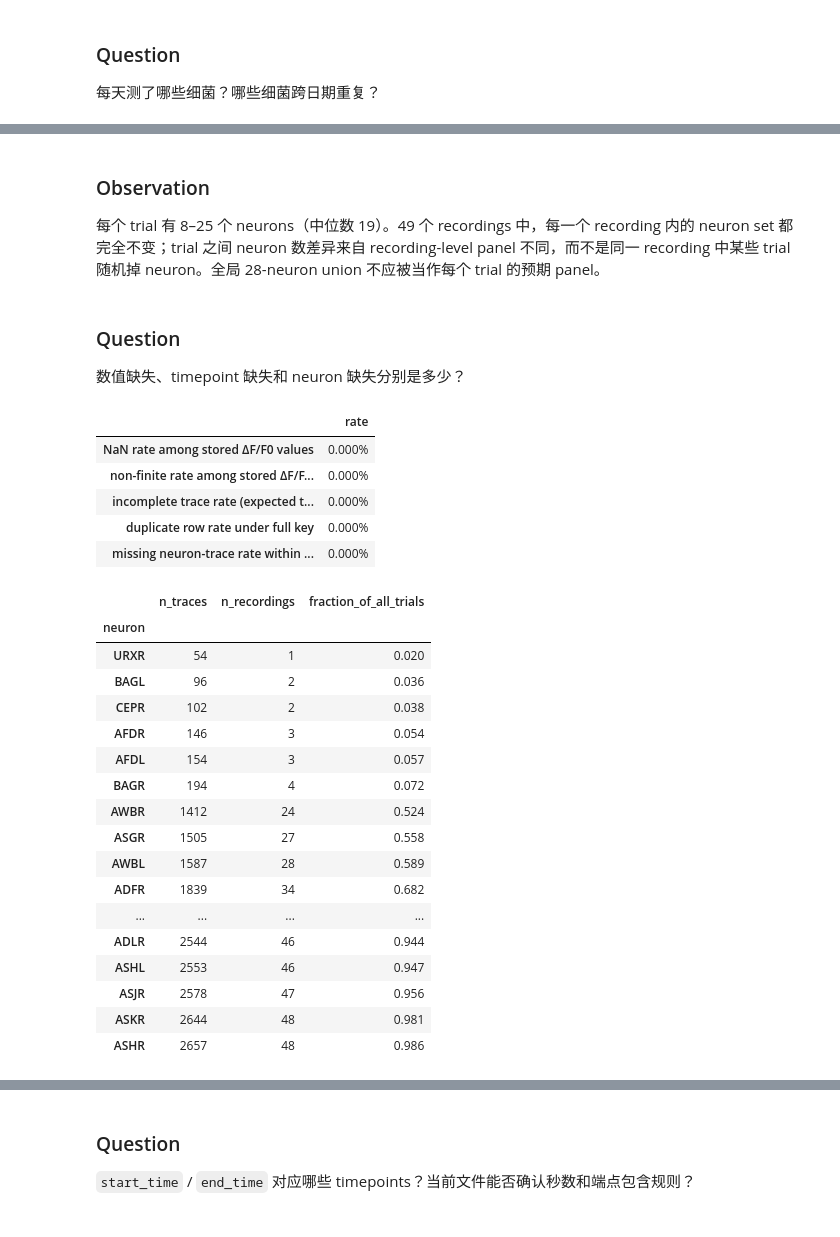
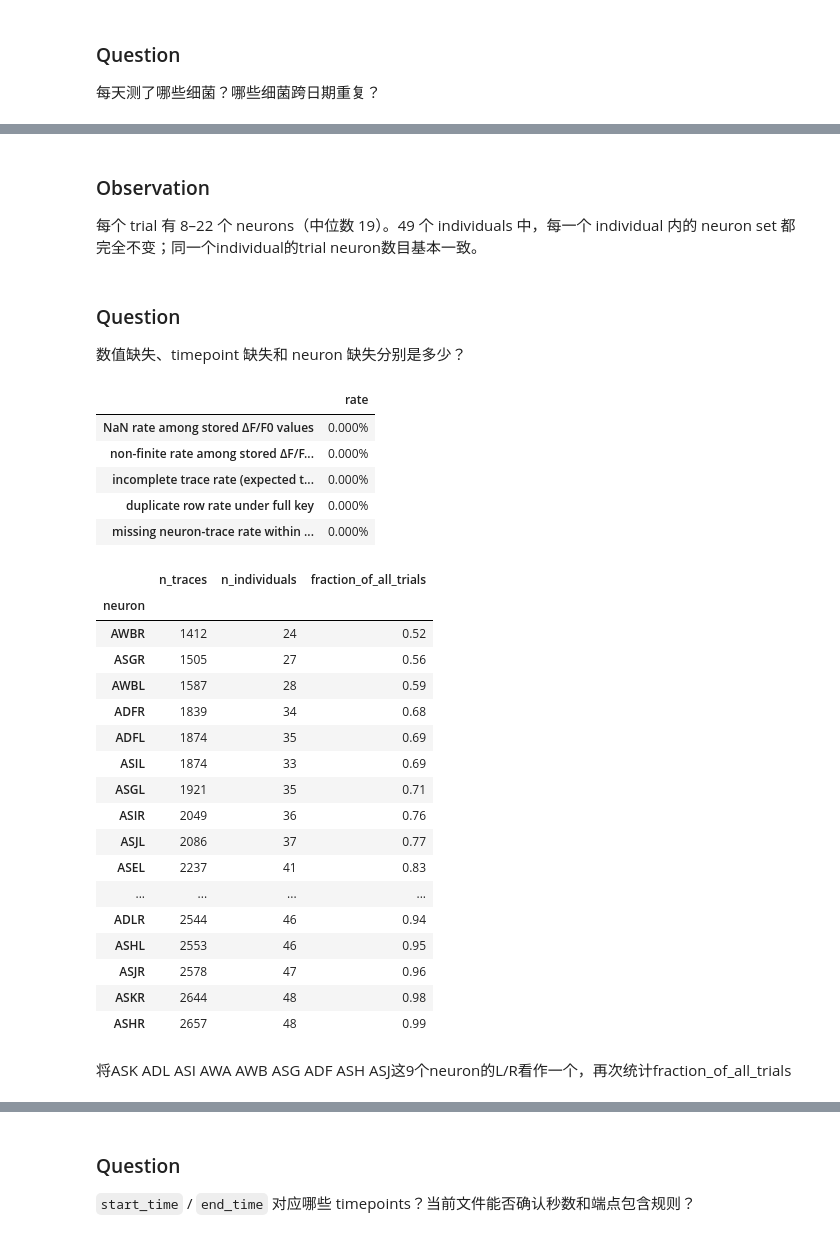
Before and after one commit to LLLLAAAA2333/bacteria_analysis, a Jupyter notebook: output/jupyter-notebook/01_measurement_first_inspection.ipynb, the cells around one changed output, grey strips where cells are left out. Saved outputs shown, nothing was run; the diff lists cells and outputs as text; code cells hidden in the pictures.

```diff
--- a/output/jupyter-notebook/01_measurement_first_inspection.ipynb
+++ b/output/jupyter-notebook/01_measurement_first_inspection.ipynb
@@ -56,6 +56,11 @@ file_inventory
 | current_samples | True | 0.01 |
 # %%
 df = pd.read_parquet(FILES["neural"])
+
+
+DROP_NEURONS = {"AFDL", "AFDR", "BAGL", "BAGR", "CEPR", "URXR"}
+df = df.loc[~df["neuron"].isin(DROP_NEURONS)].reset_index(drop=True)
+
 df["sample_id"] = df["stim_name"].str.extract(r"^(A\d{3})", expand=False)
 basic_summary = pd.Series(
     {
@@ -163,8 +168,9 @@ display(pd.crosstab(df["date"], df["worm_key"]).gt(0).astype(int))
 0429 w4 not processed
 0601 w5 not processed
 # %%
-recording_key = ["date", "worm_key"]
-trial_key = [*recording_key, "sample_id", "segment_index"]
+# worm_key labels are reused across dates; each (date, worm_key) pair is one individual.
+individual_key = ["date", "worm_key"]
+trial_key = [*individual_key, "sample_id", "segment_index"]
 trace_key = [*trial_key, "neuron"]
 row_key = [*trace_key, "time_point"]
 
@@ -174,7 +180,7 @@ trace_time = df.groupby(trace_key)["time_point"].agg(["size", "nunique", "min",
 
 trial_contract = pd.Series(
     {
-        "recordings": df.groupby(recording_key).ngroups,
+        "individuals": df.groupby(individual_key).ngroups,
         "operational_trials": len(trials),
         "neuron_traces": len(traces),
         "duplicate_rows_under_full_key": int(df.duplicated(row_key).sum()),
@@ -187,9 +193,9 @@ trial_contract = pd.Series(
 )
 display(trial_contract.to_frame())
 
-segments_per_sample_recording = trials.groupby(
-    [*recording_key, "sample_id"]
-).size().value_counts().sort_index().rename("n_sample_recordings")
-display(segments_per_sample_recording.to_frame().rename_axis("trials_per_sample_recording"))
+segments_per_sample_individual = trials.groupby(
+    [*individual_key, "sample_id"]
+).size().value_counts().sort_index().rename("n_sample_individuals")
+display(segments_per_sample_individual.to_frame().rename_axis("trials_per_sample_individual"))
 # %% [output]
 |  | value |
@@ -459,62 +464,64 @@ unique neuron-set count within each recording:
 # %% [markdown]
 ### Observation
 
-每个 trial 有 8–25 个 neurons（中位数 19）。49 个 recordings 中，每一个 recording 内的 neuron set 都完全不变；trial 之间 neuron 数差异来自 recording-level panel 不同，而不是同一 recording 中某些 trial 随机掉 neuron。全局 28-neuron union 不应被当作每个 trial 的预期 panel。
+每个 trial 有 8–22 个 neurons（中位数 19）。49 个 individuals 中，每一个 individual 内的 neuron set 都完全不变；同一个individual的trial neuron数目基本一致。
 # %% [markdown]
 ### Question
 
 数值缺失、timepoint 缺失和 neuron 缺失分别是多少？
 # %%
-recording_union = traces.groupby(recording_key)["neuron"].agg(set)
-recording_trial_n = trials.groupby(recording_key).size()
+individual_union = traces.groupby(individual_key)["neuron"].agg(set)
+individual_trial_n = trials.groupby(individual_key).size()
 expected_trace_slots = sum(
-    len(recording_union.loc[key]) * int(recording_trial_n.loc[key])
-    for key in recording_union.index
+    len(individual_union.loc[key]) * int(individual_trial_n.loc[key])
+    for key in individual_union.index
 )
 
 missing_summary = pd.Series(
     {
         "NaN rate among stored ΔF/F0 values": df["delta_F_over_F0"].isna().mean(),
         "non-finite rate among stored ΔF/F0 values": (~np.isfinite(df["delta_F_over_F0"].to_numpy())).mean(),
         "incomplete trace rate (expected timepoints 0–44)": (trace_time["nunique"] != 45).mean(),
         "duplicate row rate under full key": df.duplicated(row_key).mean(),
-        "missing neuron-trace rate within recording-specific panels": 1 - len(traces) / expected_trace_slots,
+        "missing neuron-trace rate within individual-specific panels": 1 - len(traces) / expected_trace_slots,
     },
     name="rate",
 )
 display(missing_summary.map(lambda x: f"{x:.3%}").to_frame())
 
 neuron_coverage = traces.groupby("neuron").agg(
     n_traces=("segment_index", "size"),
-    n_recordings=("date", "size"),
+    n_individuals=("date", "size"),
 )
-neuron_coverage["n_recordings"] = (
-    traces[[*recording_key, "neuron"]].drop_duplicates().groupby("neuron").size()
+neuron_coverage["n_individuals"] = (
+    traces[[*individual_key, "neuron"]].drop_duplicates().groupby("neuron").size()
 )
 neuron_coverage["fraction_of_all_trials"] = neuron_coverage["n_traces"] / len(trials)
 display(neuron_coverage.sort_values("fraction_of_all_trials").round(3))
 # %% [output]
 |  | rate |
 | NaN rate among stored ΔF/F0 values | 0.000% |
 | non-finite rate among stored ΔF/F... | 0.000% |
 | incomplete trace rate (expected t... | 0.000% |
 | duplicate row rate under full key | 0.000% |
 | missing neuron-trace rate within ... | 0.000% |
-|  | n_traces | n_recordings | fraction_of_all_trials |
+|  | n_traces | n_individuals | fraction_of_all_trials |
 | neuron |  |  |  |
-| URXR | 54 | 1 | 0.020 |
-| BAGL | 96 | 2 | 0.036 |
-| CEPR | 102 | 2 | 0.038 |
-| AFDR | 146 | 3 | 0.054 |
-| AFDL | 154 | 3 | 0.057 |
-| BAGR | 194 | 4 | 0.072 |
-| AWBR | 1412 | 24 | 0.524 |
-| ASGR | 1505 | 27 | 0.558 |
-| AWBL | 1587 | 28 | 0.589 |
-| ADFR | 1839 | 34 | 0.682 |
+| AWBR | 1412 | 24 | 0.52 |
+| ASGR | 1505 | 27 | 0.56 |
+| AWBL | 1587 | 28 | 0.59 |
+| ADFR | 1839 | 34 | 0.68 |
+| ADFL | 1874 | 35 | 0.69 |
+| ASIL | 1874 | 33 | 0.69 |
+| ASGL | 1921 | 35 | 0.71 |
+| ASIR | 2049 | 36 | 0.76 |
+| ASJL | 2086 | 37 | 0.77 |
+| ASEL | 2237 | 41 | 0.83 |
 | ... | ... | ... | ... |
-| ADLR | 2544 | 46 | 0.944 |
-| ASHL | 2553 | 46 | 0.947 |
-| ASJR | 2578 | 47 | 0.956 |
-| ASKR | 2644 | 48 | 0.981 |
-| ASHR | 2657 | 48 | 0.986 |
+| ADLR | 2544 | 46 | 0.94 |
+| ASHL | 2553 | 46 | 0.95 |
+| ASJR | 2578 | 47 | 0.96 |
+| ASKR | 2644 | 48 | 0.98 |
+| ASHR | 2657 | 48 | 0.99 |
+# %% [markdown]
+将ASK ADL ASI AWA AWB ASG ADF ASH ASJ这9个neuron的L/R看作一个，再次统计fraction_of_all_trials
```
Also changed, not shown: parts of 19 cells of this notebook, 2 other files.
